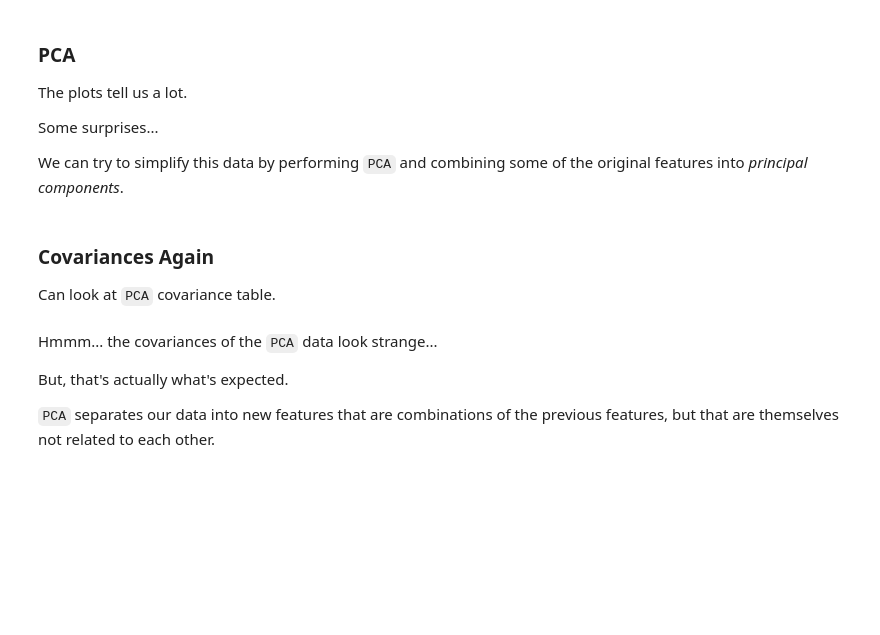
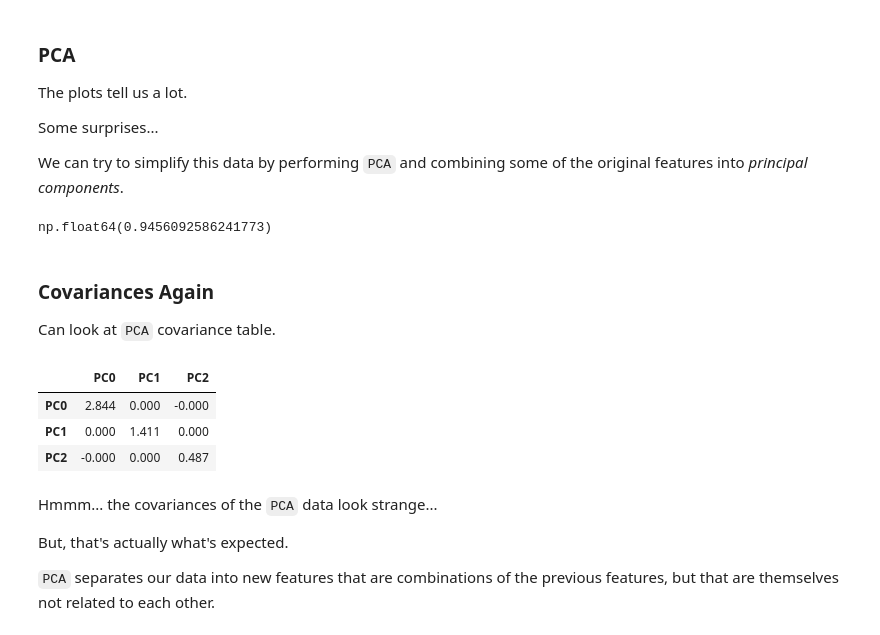
Before and after one commit to yiwang24idmmachinelearning/WK10, a Jupyter notebook: WK10-pca.ipynb, the cells around one changed output. Saved outputs shown, nothing was run; the diff lists cells and outputs as text; code cells hidden in the pictures; blank space fills up the shorter version.

```diff
--- a/WK10-pca.ipynb
+++ b/WK10-pca.ipynb
@@ -84,17 +140,26 @@ Some surprises...
 We can try to simplify this data by performing `PCA` and combining some of the original features into _principal components_.
 # %%
 # TODO: create PCA
-
+penguin_pca = PCA(n_components= 3)
 # TODO: fit+transform
-penguins_pca_df = "..."
+penguins_pca_df = penguin_pca.fit_transform(penguins_scaled_df)
 
 # TODO: explained variance
+penguin_pca.explained_variance()
+# %% [output]
+np.float64(0.9456092586241773)
 # %% [markdown]
 ### Covariances Again
 
 Can look at `PCA` covariance table.
 # %%
 # TODO: PCA.cov()
+penguins_pca_df.cov().round(3)
+# %% [output]
+|  | PC0 | PC1 | PC2 |
+| PC0 | 2.844 | 0.000 | -0.000 |
+| PC1 | 0.000 | 1.411 | 0.000 |
+| PC2 | -0.000 | 0.000 | 0.487 |
 # %% [markdown]
 Hmmm... the covariances of the `PCA` data look strange...
 
```
Also changed, not shown: parts of 8 cells of this notebook, 2 other files.
